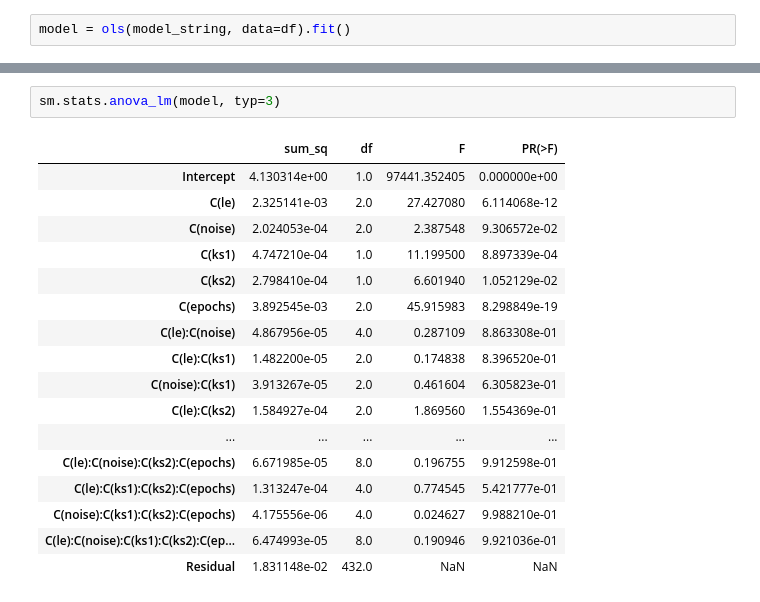
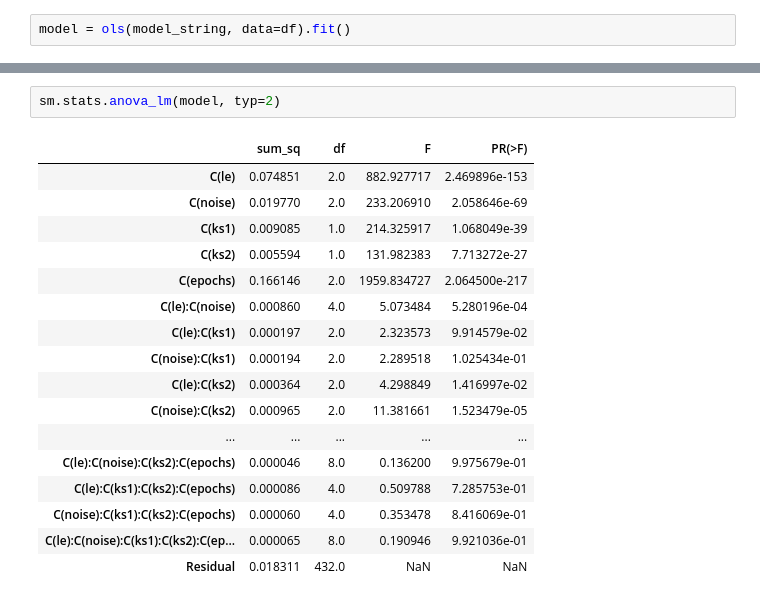
Before and after one commit to Lingkar/quantitative_performance_evaluation_group_6, a Jupyter notebook: outputs/analysis.ipynb, the cells around one changed output, grey strips where cells are left out. Saved outputs shown, nothing was run; the diff lists cells and outputs as text.

```diff
--- a/outputs/analysis.ipynb
+++ b/outputs/analysis.ipynb
@@ -75,21 +76,21 @@ Notes:
 [1] Standard Errors assume that the covariance matrix of the errors is correctly specified.
 # %%
-sm.stats.anova_lm(model, typ=3)
+sm.stats.anova_lm(model, typ=2)
 # %% [output]
 |  | sum_sq | df | F | PR(>F) |
-| Intercept | 4.130314e+00 | 1.0 | 97441.352405 | 0.000000e+00 |
-| C(le) | 2.325141e-03 | 2.0 | 27.427080 | 6.114068e-12 |
-| C(noise) | 2.024053e-04 | 2.0 | 2.387548 | 9.306572e-02 |
-| C(ks1) | 4.747210e-04 | 1.0 | 11.199500 | 8.897339e-04 |
-| C(ks2) | 2.798410e-04 | 1.0 | 6.601940 | 1.052129e-02 |
-| C(epochs) | 3.892545e-03 | 2.0 | 45.915983 | 8.298849e-19 |
-| C(le):C(noise) | 4.867956e-05 | 4.0 | 0.287109 | 8.863308e-01 |
-| C(le):C(ks1) | 1.482200e-05 | 2.0 | 0.174838 | 8.396520e-01 |
-| C(noise):C(ks1) | 3.913267e-05 | 2.0 | 0.461604 | 6.305823e-01 |
-| C(le):C(ks2) | 1.584927e-04 | 2.0 | 1.869560 | 1.554369e-01 |
+| C(le) | 0.074851 | 2.0 | 882.927717 | 2.469896e-153 |
+| C(noise) | 0.019770 | 2.0 | 233.206910 | 2.058646e-69 |
+| C(ks1) | 0.009085 | 1.0 | 214.325917 | 1.068049e-39 |
+| C(ks2) | 0.005594 | 1.0 | 131.982383 | 7.713272e-27 |
+| C(epochs) | 0.166146 | 2.0 | 1959.834727 | 2.064500e-217 |
+| C(le):C(noise) | 0.000860 | 4.0 | 5.073484 | 5.280196e-04 |
+| C(le):C(ks1) | 0.000197 | 2.0 | 2.323573 | 9.914579e-02 |
+| C(noise):C(ks1) | 0.000194 | 2.0 | 2.289518 | 1.025434e-01 |
+| C(le):C(ks2) | 0.000364 | 2.0 | 4.298849 | 1.416997e-02 |
+| C(noise):C(ks2) | 0.000965 | 2.0 | 11.381661 | 1.523479e-05 |
 | ... | ... | ... | ... | ... |
-| C(le):C(noise):C(ks2):C(epochs) | 6.671985e-05 | 8.0 | 0.196755 | 9.912598e-01 |
-| C(le):C(ks1):C(ks2):C(epochs) | 1.313247e-04 | 4.0 | 0.774545 | 5.421777e-01 |
-| C(noise):C(ks1):C(ks2):C(epochs) | 4.175556e-06 | 4.0 | 0.024627 | 9.988210e-01 |
-| C(le):C(noise):C(ks1):C(ks2):C(ep... | 6.474993e-05 | 8.0 | 0.190946 | 9.921036e-01 |
-| Residual | 1.831148e-02 | 432.0 | NaN | NaN |
+| C(le):C(noise):C(ks2):C(epochs) | 0.000046 | 8.0 | 0.136200 | 9.975679e-01 |
+| C(le):C(ks1):C(ks2):C(epochs) | 0.000086 | 4.0 | 0.509788 | 7.285753e-01 |
+| C(noise):C(ks1):C(ks2):C(epochs) | 0.000060 | 4.0 | 0.353478 | 8.416069e-01 |
+| C(le):C(noise):C(ks1):C(ks2):C(ep... | 0.000065 | 8.0 | 0.190946 | 9.921036e-01 |
+| Residual | 0.018311 | 432.0 | NaN | NaN |
```
Also changed, not shown: parts of 10 cells of this notebook.
